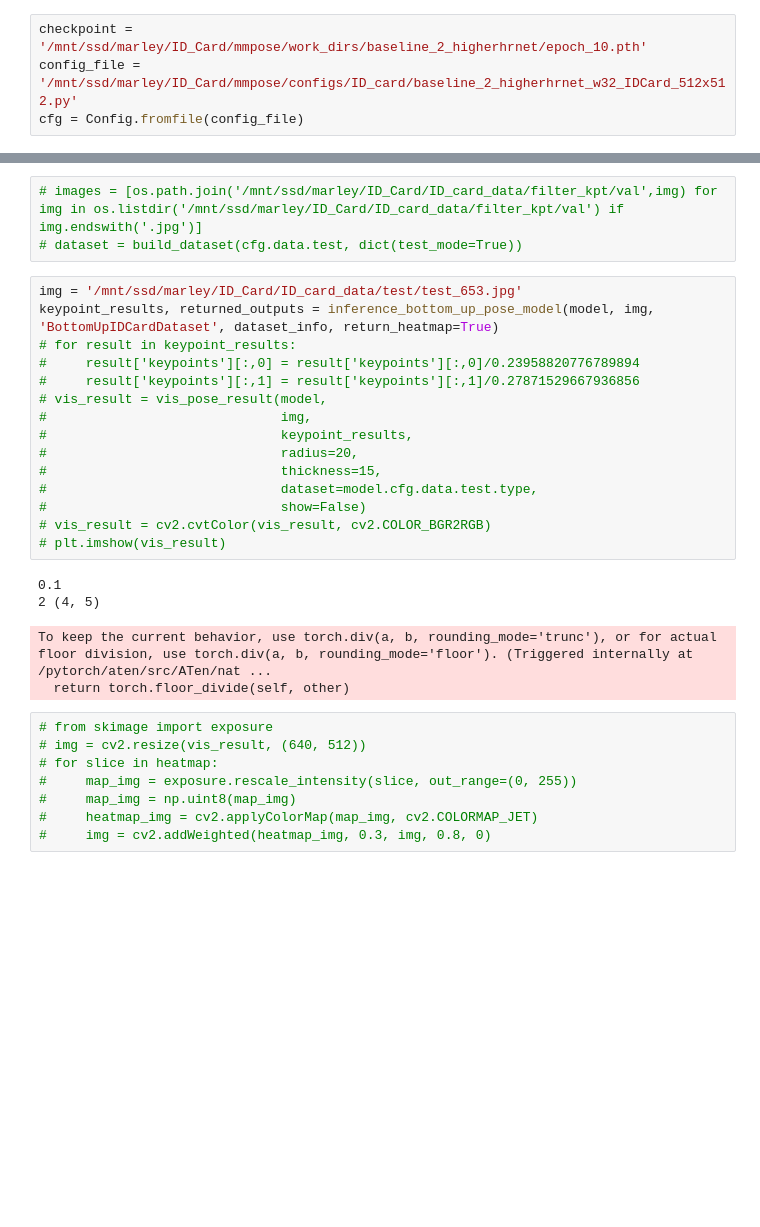
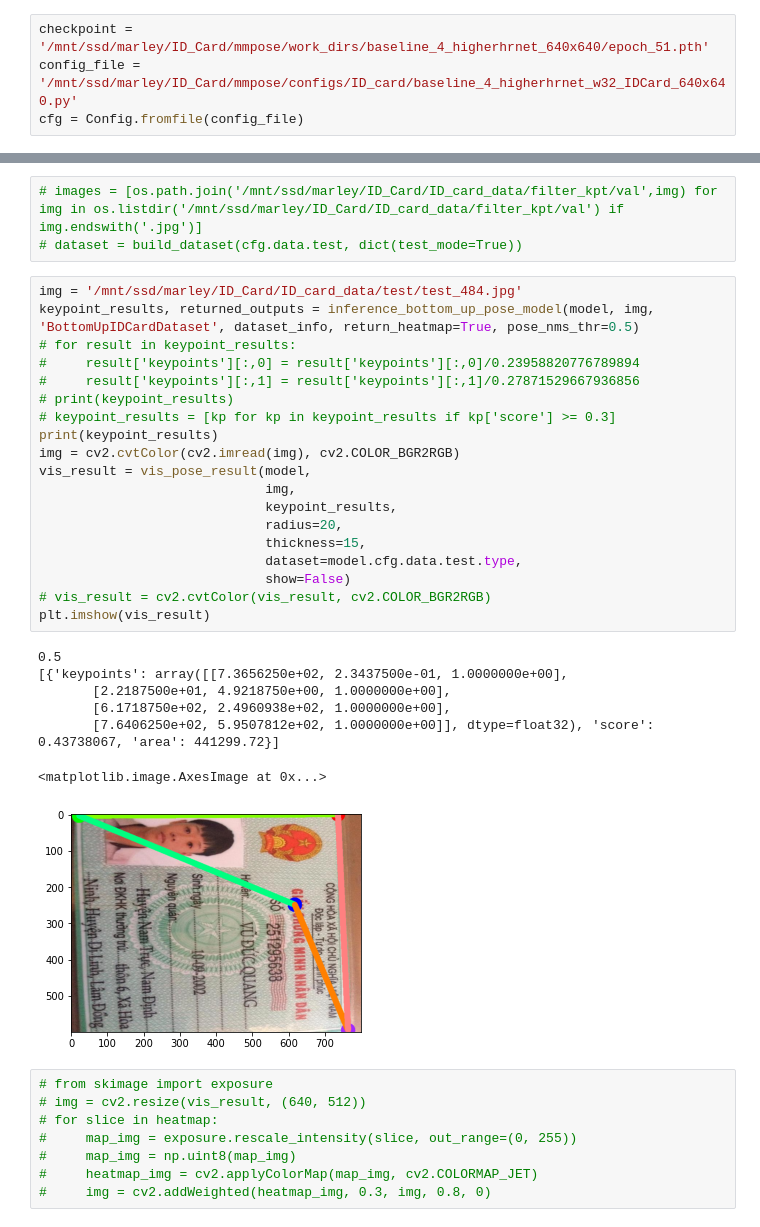
Before and after one commit to ngonhi/mmpose, a Jupyter notebook: inference.ipynb, the cells around one changed output, grey strips where cells are left out. Cells and saved outputs as stored; diff of their text form; blank space fills up the shorter version.

```diff
--- a/inference.ipynb
+++ b/inference.ipynb
@@ -13,8 +13,8 @@ from mmpose.apis import (inference_bottom_up_pose_model, init_pose_model,
 # from mmpose.datasets import build_dataloader, build_dataset
 from mmpose.models import build_posenet
 # %%
-checkpoint = '/mnt/ssd/marley/ID_Card/mmpose/work_dirs/baseline_2_higherhrnet/epoch_10.pth'
-config_file = '/mnt/ssd/marley/ID_Card/mmpose/configs/ID_card/baseline_2_higherhrnet_w32_IDCard_512x512.py'
+checkpoint = '/mnt/ssd/marley/ID_Card/mmpose/work_dirs/baseline_4_higherhrnet_640x640/epoch_51.pth'
+config_file = '/mnt/ssd/marley/ID_Card/mmpose/configs/ID_card/baseline_4_higherhrnet_w32_IDCard_640x640.py'
 cfg = Config.fromfile(config_file)
 # %%
 model = init_pose_model(cfg, checkpoint)
@@ -26,25 +26,32 @@ Use load_from_local loader
 # images = [os.path.join('/mnt/ssd/marley/ID_Card/ID_card_data/filter_kpt/val',img) for img in os.listdir('/mnt/ssd/marley/ID_Card/ID_card_data/filter_kpt/val') if img.endswith('.jpg')]
 # dataset = build_dataset(cfg.data.test, dict(test_mode=True))
 # %%
-img = '/mnt/ssd/marley/ID_Card/ID_card_data/test/test_653.jpg'
-keypoint_results, returned_outputs = inference_bottom_up_pose_model(model, img, 'BottomUpIDCardDataset', dataset_info, return_heatmap=True)
+img = '/mnt/ssd/marley/ID_Card/ID_card_data/test/test_484.jpg'
+keypoint_results, returned_outputs = inference_bottom_up_pose_model(model, img, 'BottomUpIDCardDataset', dataset_info, return_heatmap=True, pose_nms_thr=0.5)
 # for result in keypoint_results:
 #     result['keypoints'][:,0] = result['keypoints'][:,0]/0.23958820776789894
 #     result['keypoints'][:,1] = result['keypoints'][:,1]/0.27871529667936856
-# vis_result = vis_pose_result(model,
-#                              img,
-#                              keypoint_results,
-#                              radius=20,
-#                              thickness=15,
-#                              dataset=model.cfg.data.test.type,
-#                              show=False)
+# print(keypoint_results)
+# keypoint_results = [kp for kp in keypoint_results if kp['score'] >= 0.3]
+print(keypoint_results)
+img = cv2.cvtColor(cv2.imread(img), cv2.COLOR_BGR2RGB)
+vis_result = vis_pose_result(model,
+                             img,
+                             keypoint_results,
+                             radius=20,
+                             thickness=15,
+                             dataset=model.cfg.data.test.type,
+                             show=False)
 # vis_result = cv2.cvtColor(vis_result, cv2.COLOR_BGR2RGB)
-# plt.imshow(vis_result)
+plt.imshow(vis_result)
 # %% [output]
-0.1
-2 (4, 5)
+0.5
+[{'keypoints': array([[7.3656250e+02, 2.3437500e-01, 1.0000000e+00],
+       [2.2187500e+01, 4.9218750e+00, 1.0000000e+00],
+       [6.1718750e+02, 2.4960938e+02, 1.0000000e+00],
+       [7.6406250e+02, 5.9507812e+02, 1.0000000e+00]], dtype=float32), 'score': 0.43738067, 'area': 441299.72}]
-To keep the current behavior, use torch.div(a, b, rounding_mode='trunc'), or for actual floor division, use torch.div(a, b, rounding_mode='floor'). (Triggered internally at  /pytorch/aten/src/ATen/nat ...
-  return torch.floor_divide(self, other)
+<matplotlib.image.AxesImage at 0x...>
+[figure, added]
 # %%
 # from skimage import exposure
 # img = cv2.resize(vis_result, (640, 512))
```
Also changed, not shown: 15 other files.
